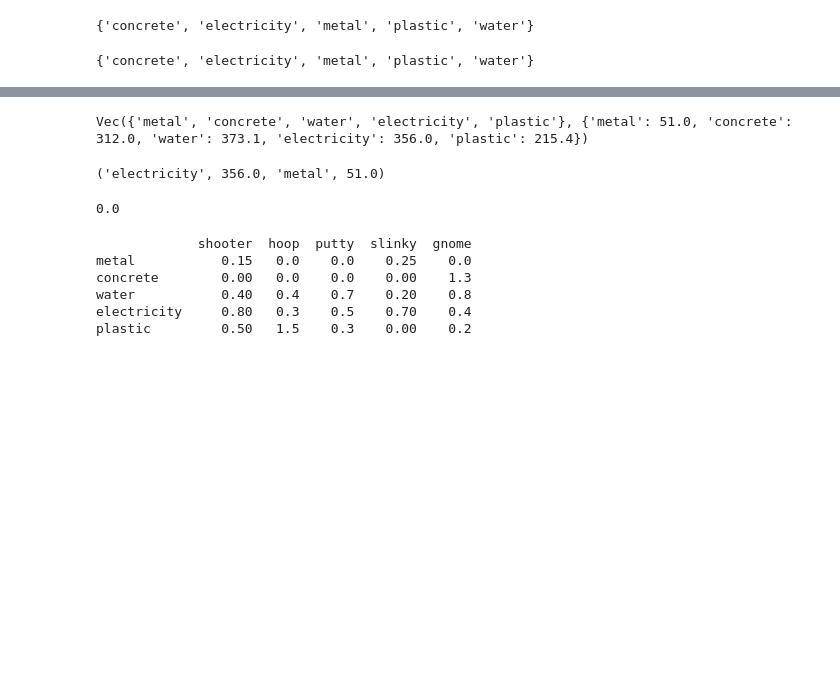
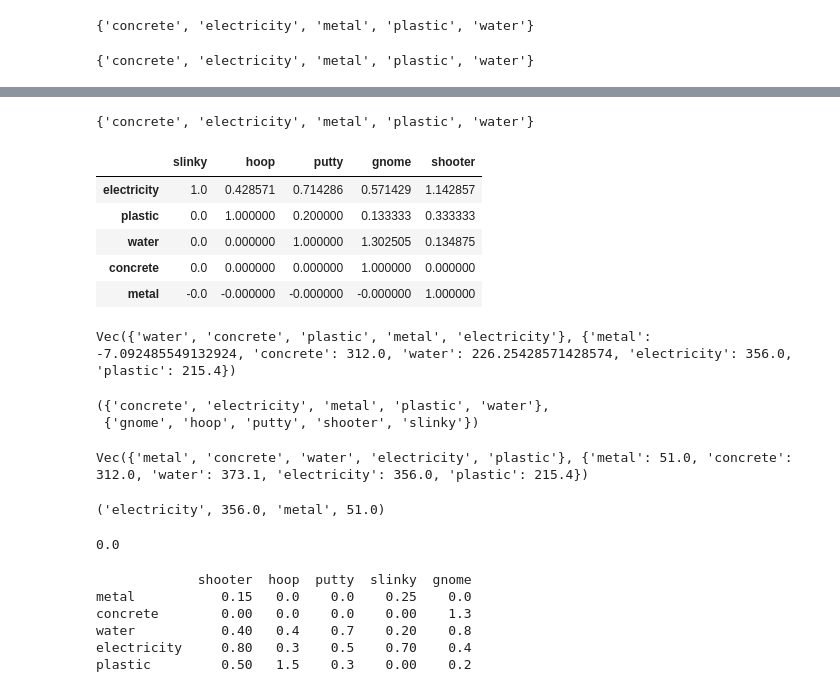
Before and after one commit to banbiossa/coding-the-matrix, a Jupyter notebook: notebooks/0.4_matrix.ipynb, the cells around one changed output, grey strips where cells are left out. Saved outputs shown, nothing was run; the diff lists cells and outputs as text; code cells hidden in the pictures; blank space fills up the shorter version.

```diff
--- a/notebooks/0.4_matrix.ipynb
+++ b/notebooks/0.4_matrix.ipynb
@@ -283,3 +415,25 @@ plastic          0.0  1.312500e+00 -0.012500 -0.437500 -0.050000
+# %%
+M2.D[0]
+# %% [output]
+{'concrete', 'electricity', 'metal', 'plastic', 'water'}
+# %%
+df.loc[list(upper_triangle.keys()) , :]
+# %% [output]
+|  | slinky | hoop | putty | gnome | shooter |
+| electricity | 1.0 | 0.428571 | 0.714286 | 0.571429 | 1.142857 |
+| plastic | 0.0 | 1.000000 | 0.200000 | 0.133333 | 0.333333 |
+| water | 0.0 | 0.000000 | 1.000000 | 1.302505 | 0.134875 |
+| concrete | 0.0 | 0.000000 | 0.000000 | 1.000000 | 0.000000 |
+| metal | -0.0 | -0.000000 | -0.000000 | -0.000000 | 1.000000 |
+# %%
+b
+# %% [output]
+Vec({'water', 'concrete', 'plastic', 'metal', 'electricity'}, {'metal': -7.092485549132924, 'concrete': 312.0, 'water': 226.25428571428574, 'electricity': 356.0, 'plastic': 215.4})
+# %%
+M2.D
+# %% [output]
+({'concrete', 'electricity', 'metal', 'plastic', 'water'},
+ {'gnome', 'hoop', 'putty', 'shooter', 'slinky'})
 # %%
 # coef
 coef = othervec[col]/rowvec[col]
```
Also changed, not shown: parts of 41 cells of this notebook, 3 other files.
